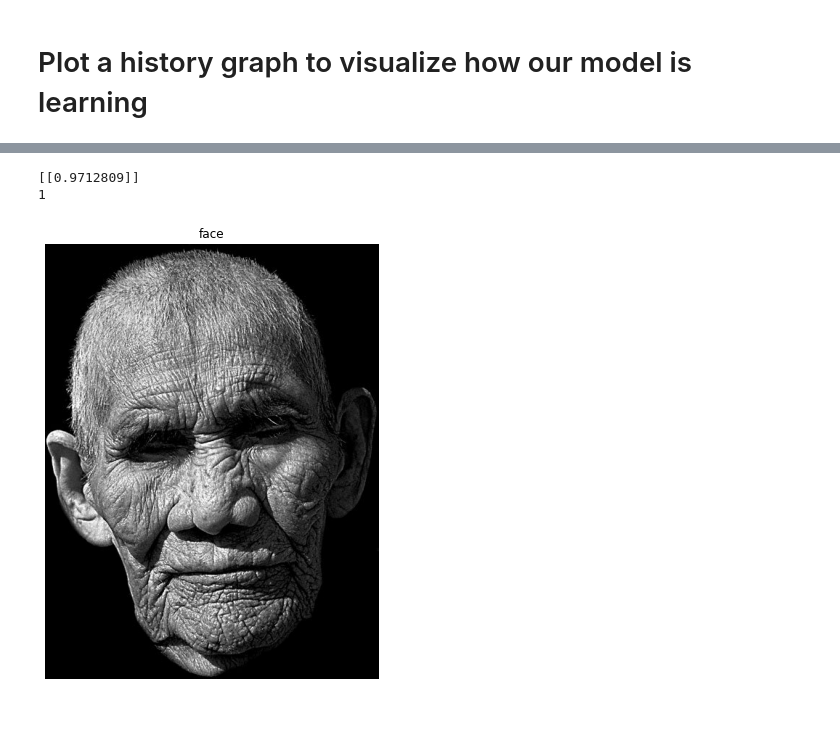
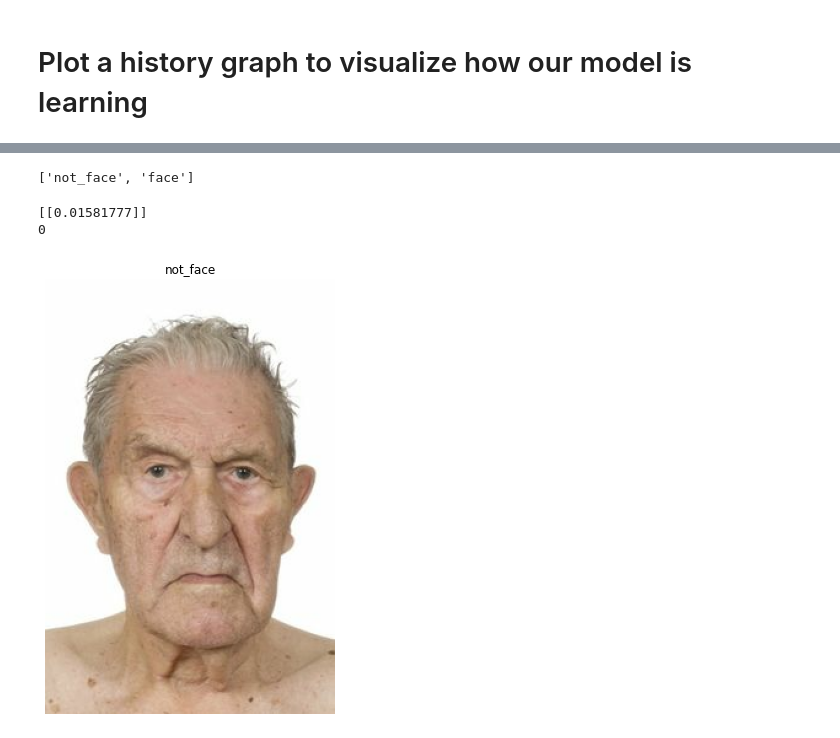
Before and after one commit to anice1/helpers, a Jupyter notebook: Cosmo_Face_Identifier.ipynb, the cells around one changed output, grey strips where cells are left out. Cells and saved outputs as stored; diff of their text form; code cells hidden in the pictures.

```diff
--- a/Cosmo_Face_Identifier.ipynb
+++ b/Cosmo_Face_Identifier.ipynb
@@ -210,7 +210,7 @@ plot_history(history_1)
 # Create a function to enable us check our model performance on unseen data
 def decode_image(image_path):
   image = tf.io.read_file(image_path)
-  decoded_image = tf.io.decode_image(image)
+  decoded_image = tf.io.decode_image(image,channels=3)
 
   # Resize the image
   image = tf.image.resize(decoded_image, size=[IMG_HEIGHT, IMG_WIDTH])
@@ -229,12 +229,16 @@ def decode_image(image_path):
   plt.imshow(decoded_image)
   plt.title(prediction)
   plt.axis('off')
+# %%
+image_classes
+# %% [output]
+['not_face', 'face']
 # %%
-decode_image('/content/drive/MyDrive/Human-faces/Humans/1 (1000).jpg')
+decode_image('/content/drive/MyDrive/Human-faces/Humans/1 (100).jpg')
 # %% [output]
-[[0.9712809]]
-1
+[[0.01581777]]
+0
-[figure, old version]
+[figure, new version]
 # %%
 decode_image('/content/drive/MyDrive/temp_ocr_receipts/moonlight.png')
 # %% [output]
```
Also changed, not shown: parts of 8 cells of this notebook.
